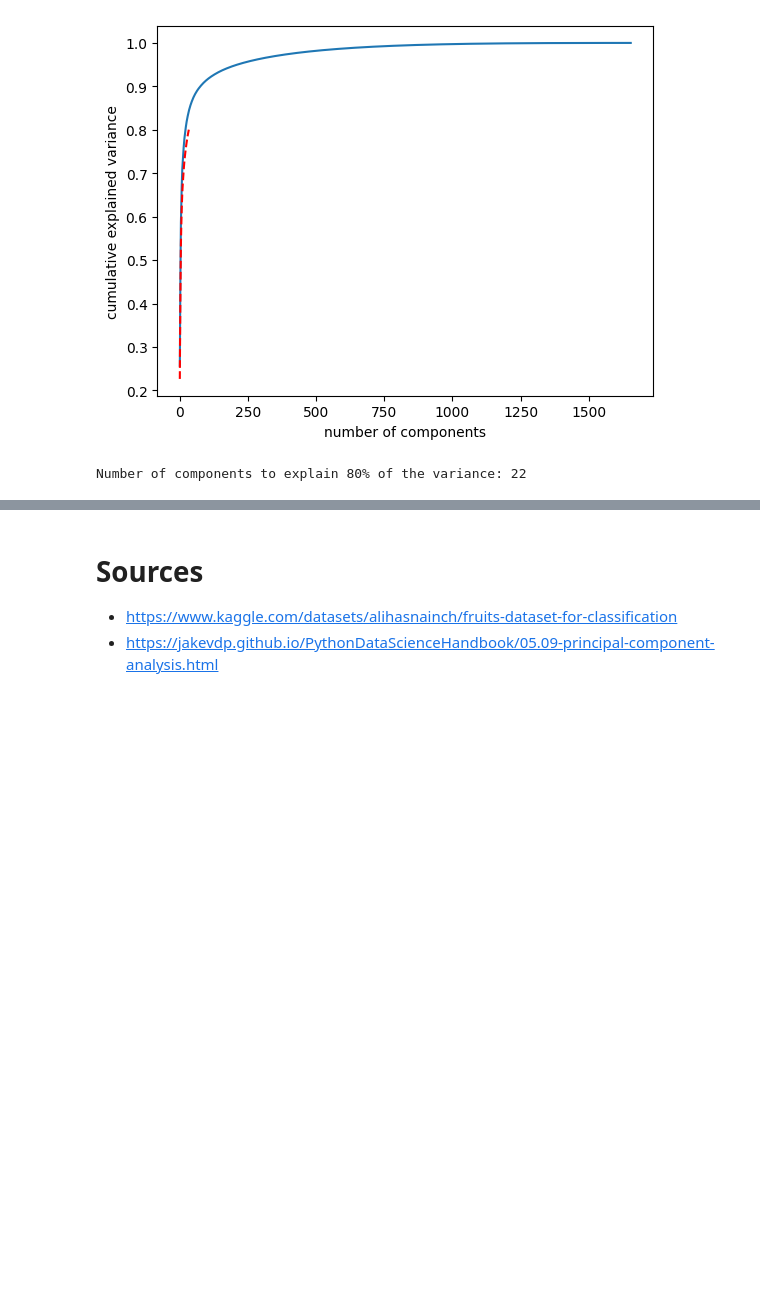
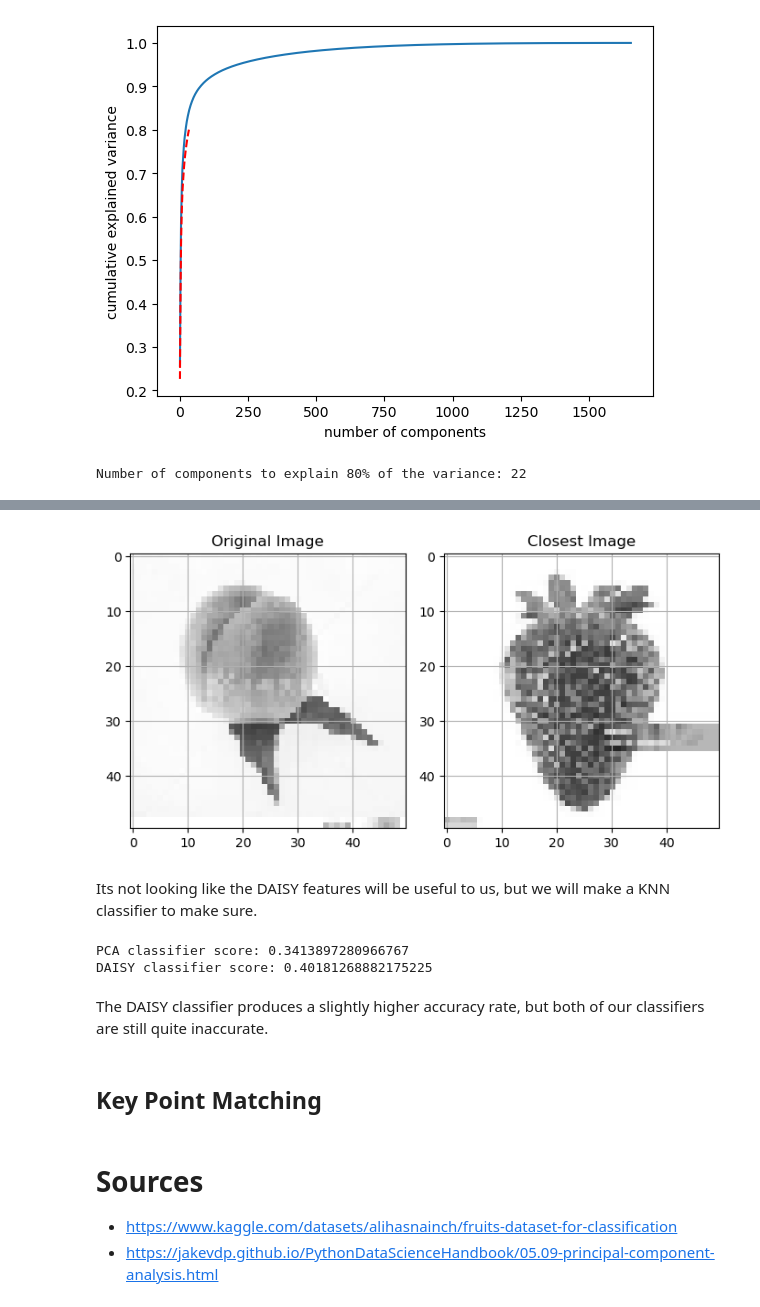
Before and after one commit to QuinnMatthews/MLinPyNotebooks, a Jupyter notebook: Lab Two/LabTwo.ipynb, the cells around one changed output, grey strips where cells are left out. Saved outputs shown, nothing was run; the diff lists cells and outputs as text; code cells hidden in the pictures; blank space fills up the shorter version.

```diff
--- a/Lab Two/LabTwo.ipynb
+++ b/Lab Two/LabTwo.ipynb
@@ -209,3 +239,74 @@ Number of components to explain 80% of the variance: 22
+# %%
+features = daisy(img, step=10, radius=20, rings=2, histograms=8, orientations=4, visualize=False)
+
+def apply_daisy(row,shape):
+    feat = daisy(row.reshape(shape), step=10, radius=20,
+                 rings=2, histograms=8, orientations=4,
+                 visualize=False)
+    return feat.reshape((-1))
+# %%
+daisy_features = np.apply_along_axis(apply_daisy, 1, data_set_gray, (h,w))
+# %%
+from sklearn.metrics.pairwise import pairwise_distances
+import copy
+
+dist_matrix = pairwise_distances(daisy_features)
+idx1 = 5
+distances = copy.deepcopy(dist_matrix[idx1,:])
+distances[idx1] = np.infty # dont pick the same image!
+idx2 = np.argmin(distances)
+
+plt.figure(figsize=(7,10))
+plt.subplot(1,2,1)
+imshow(data_set_gray[idx1].reshape((h,w)))
+plt.title("Original Image")
+plt.grid()
+
+plt.subplot(1,2,2)
+imshow(data_set_gray[idx2].reshape((h,w)))
+plt.title("Closest Image")
+plt.grid()
+# %% [output]
+[figure, added]
+# %% [markdown]
+Its not looking like the DAISY features will be useful to us, but we will make a KNN classifier to make sure.
+# %%
+from sklearn.neighbors import KNeighborsClassifier
+from sklearn.metrics import accuracy_score
+from sklearn.model_selection import train_test_split
+from sklearn.multioutput import MultiOutputClassifier
+
+#Creating dataset with PCA feature vector applied
+pca_obj = PCA(n_components=22)
+dataset_pca_features = pca_obj.fit_transform(data_set_gray)
+
+# init a classifier for each feature space
+knn_pca = KNeighborsClassifier(n_neighbors=1)
+knn_dsy = KNeighborsClassifier(n_neighbors=1)
+classifier_pca = MultiOutputClassifier(knn_pca, n_jobs=-1)
+classifier_dsy = MultiOutputClassifier(knn_dsy, n_jobs=-1)
+
+# separate the data into train/test
+pca_train, pca_test, dsy_train, dsy_test, y_train, y_test = train_test_split(
+    dataset_pca_features,daisy_features, dataset_target, test_size=0.2, train_size=0.8)
+
+# fit each classifier and calculate predicted values
+classifier_pca.fit(pca_train,y_train)
+pred_pca = classifier_pca.predict(pca_test)
+
+classifier_dsy.fit(dsy_train,y_train)
+pred_dsy = classifier_dsy.predict(dsy_test)
+
+#Printing results
+print("PCA classifier score:", classifier_pca.score(pca_test, np.array(y_test)))
+print("DAISY classifier score:", classifier_dsy.score(dsy_test, np.array(y_test)))
+# %% [output]
+PCA classifier score: 0.3413897280966767
+DAISY classifier score: 0.40181268882175225
+# %% [markdown]
+The DAISY classifier produces a slightly higher accuracy rate, but both of our classifiers are still quite inaccurate.
+# %% [markdown]
+## Key Point Matching
 # %% [markdown]
 # Sources
 - https://www.kaggle.com/datasets/alihasnainch/fruits-dataset-for-classification
```
Also changed, not shown: parts of 7 cells of this notebook.
